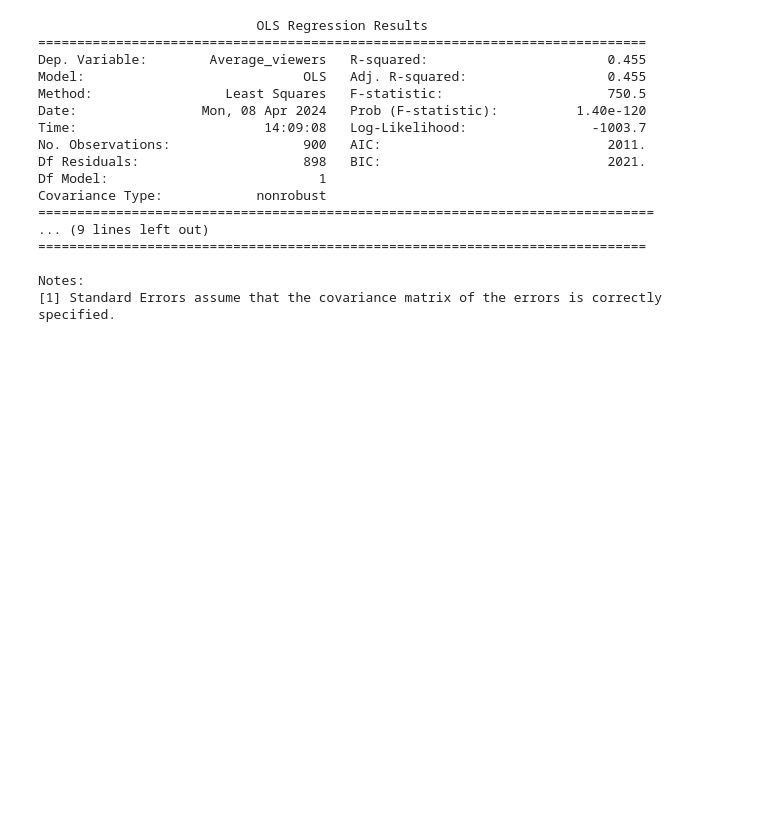
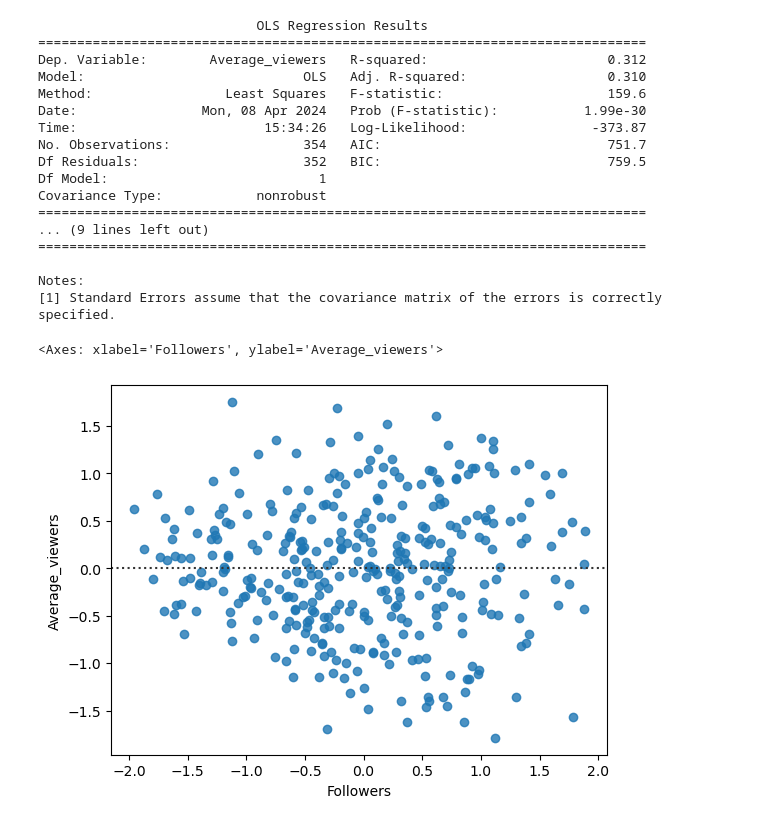
Before and after one commit to matthewacarson/Stat_Crunch_Competition, a Jupyter notebook: Twitch_data.ipynb, the cells around one changed output. Saved outputs shown, nothing was run; the diff lists cells and outputs as text; code cells hidden in the pictures; blank space fills up the shorter version.

```diff
--- a/Twitch_data.ipynb
+++ b/Twitch_data.ipynb
@@ -51,19 +87,19 @@ import statsmodels.formula.api as smf
 # %%
-fit = smf.ols("Average_viewers ~ Stream_time", data=df1).fit()
+fit = smf.ols("Average_viewers ~ Followers", data=df1).fit()
 print(fit.summary())
 # %% [output]
                             OLS Regression Results
 ==============================================================================
-Dep. Variable:        Average_viewers   R-squared:                       0.455
-Model:                            OLS   Adj. R-squared:                  0.455
-Method:                 Least Squares   F-statistic:                     750.5
-Date:                Mon, 08 Apr 2024   Prob (F-statistic):          1.40e-120
-Time:                        14:09:08   Log-Likelihood:                -1003.7
-No. Observations:                 900   AIC:                             2011.
-Df Residuals:                     898   BIC:                             2021.
+Dep. Variable:        Average_viewers   R-squared:                       0.312
+Model:                            OLS   Adj. R-squared:                  0.310
+Method:                 Least Squares   F-statistic:                     159.6
+Date:                Mon, 08 Apr 2024   Prob (F-statistic):           1.99e-30
+Time:                        15:34:26   Log-Likelihood:                -373.87
+No. Observations:                 354   AIC:                             751.7
+Df Residuals:                     352   BIC:                             759.5
 Df Model:                           1
 Covariance Type:            nonrobust
-===============================================================================
+==============================================================================
 ... (9 lines left out)
 ==============================================================================
 
@@ -73,0 +108,5 @@ Histogram of residuals, qq plot of residuals, residuals vs mins
+# %%
+sns.residplot(data=df1, x="Followers", y="Average_viewers")
+# %% [output]
+<Axes: xlabel='Followers', ylabel='Average_viewers'>
+[figure, added]
```
Also changed, not shown: parts of 17 cells of this notebook, 25 other files.
